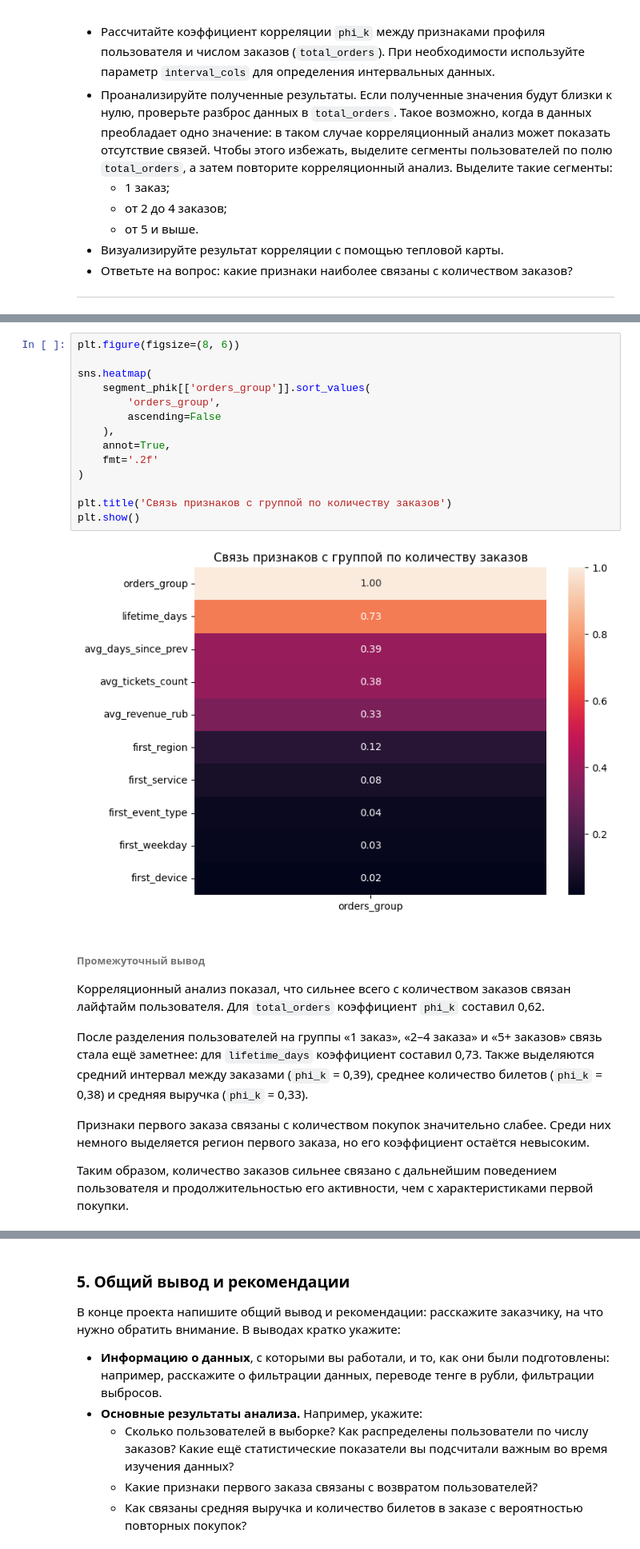
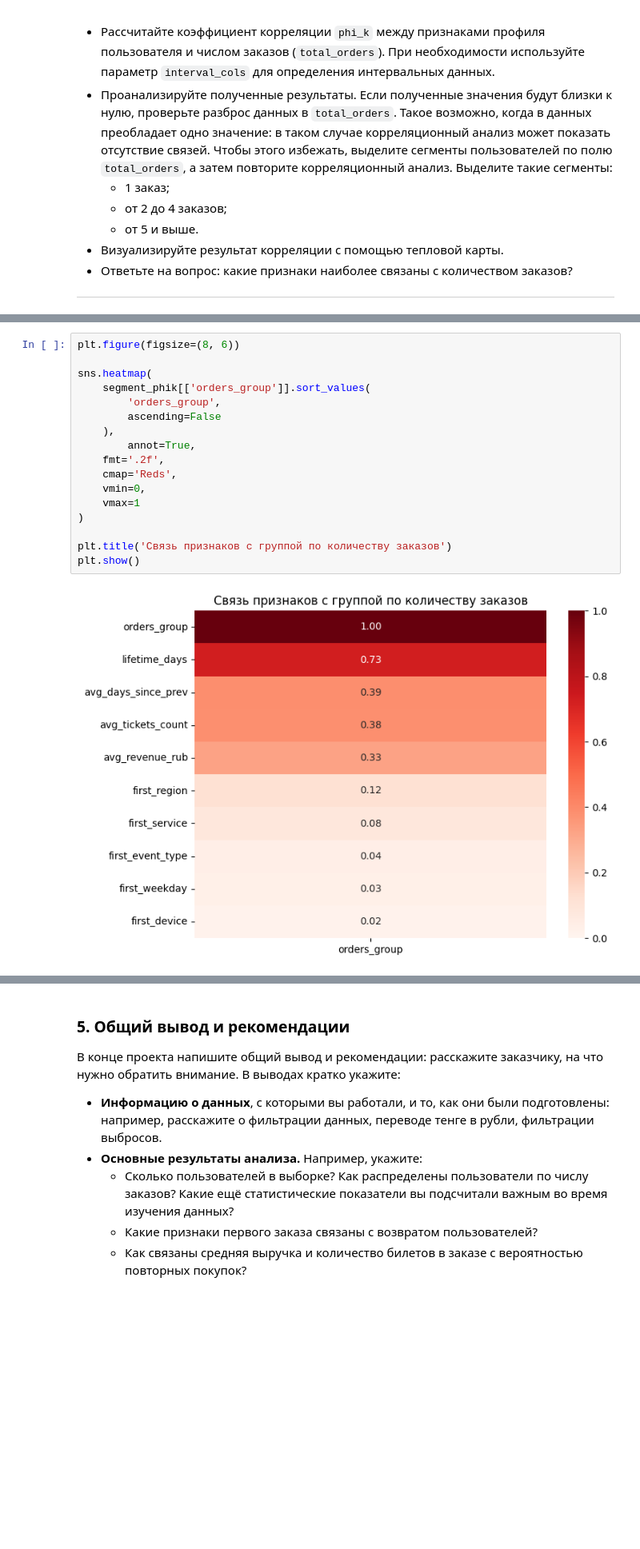
Before and after one commit to Shotta-dot/afisha_project, a Jupyter notebook: afisha_analysis.ipynb, the cells around one changed output, grey strips where cells are left out. Shown at 80% size. Saved outputs shown, nothing was run; the diff lists cells and outputs as text; blank space fills up the shorter version.

```diff
--- a/afisha_analysis.ipynb
+++ b/afisha_analysis.ipynb
@@ -2218,26 +2354,19 @@ display(
-# %%
-plt.figure(figsize=(8, 6))
-
-sns.heatmap(
-    segment_phik[['orders_group']].sort_values(
-        'orders_group',
-        ascending=False
-    ),
-    annot=True,
-    fmt='.2f'
-)
-
-plt.title('Связь признаков с группой по количеству заказов')
-plt.show()
-# %% [output]
-[figure, removed]
-# %% [markdown]
-###### Промежуточный вывод
-
-Корреляционный анализ показал, что сильнее всего с количеством заказов связан лайфтайм пользователя. Для `total_orders` коэффициент `phi_k` составил 0,62.
-
-После разделения пользователей на группы «1 заказ», «2–4 заказа» и «5+ заказов» связь стала ещё заметнее: для `lifetime_days` коэффициент составил 0,73. Также выделяются средний интервал между заказами (`phi_k` = 0,39), среднее количество билетов (`phi_k` = 0,38) и средняя выручка (`phi_k` = 0,33).
-
-Признаки первого заказа связаны с количеством покупок значительно слабее. Среди них немного выделяется регион первого заказа, но его коэффициент остаётся невысоким.
-
-Таким образом, количество заказов сильнее связано с дальнейшим поведением пользователя и продолжительностью его активности, чем с характеристиками первой покупки.
+# %%
+plt.figure(figsize=(8, 6))
+
+sns.heatmap(
+    segment_phik[['orders_group']].sort_values(
+        'orders_group',
+        ascending=False
+    ),
+        annot=True,
+    fmt='.2f',
+    cmap='Reds',
+    vmin=0,
+    vmax=1
+)
+
+plt.title('Связь признаков с группой по количеству заказов')
+plt.show()
+# %% [output]
+[figure, added]
```
Also changed, not shown: parts of 65 cells of this notebook.
